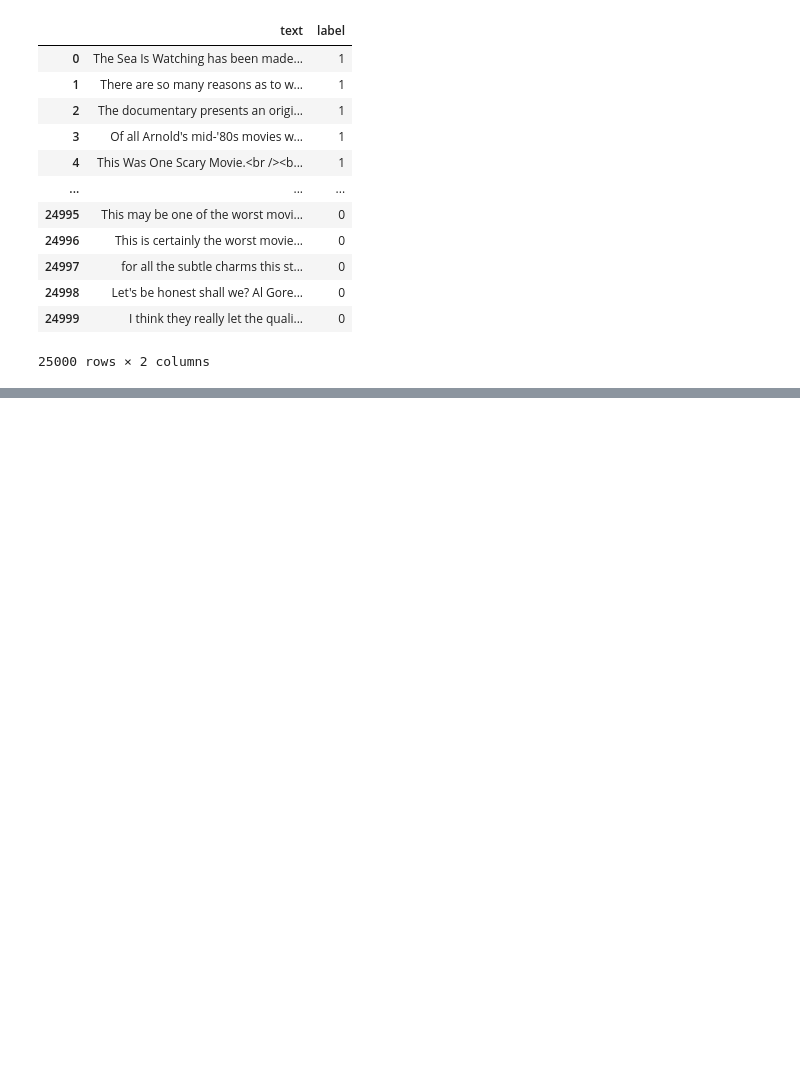
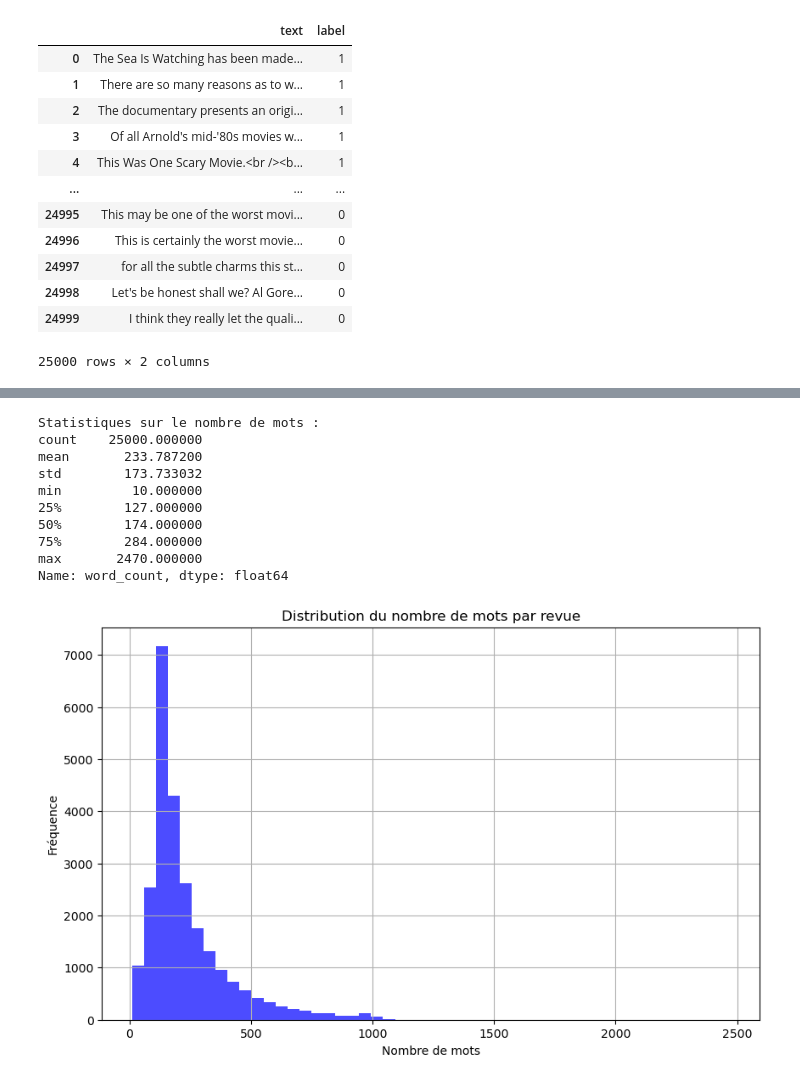
Before and after one commit to antoinerougier/NLP_Project, a Jupyter notebook: notebook/viz.ipynb, the cells around one changed output, grey strips where cells are left out. Cells and saved outputs as stored; diff of their text form; code cells hidden in the pictures; blank space fills up the shorter version.

```diff
--- a/notebook/viz.ipynb
+++ b/notebook/viz.ipynb
@@ -165,0 +60,50 @@ print(classification_report(y_test, y_pred))
+# %%
+nltk.download('punkt')
+
+DetectorFactory.seed = 0
+def detect_language(text):
+    try:
+        return detect(text)
+    except:
+        return 'unknown'
+
+df['language'] = df['text'].apply(detect_language)
+
+language_counts = df['language'].value_counts()
+print("Distribution des langues détectées :")
+print(language_counts)
+# %%
+def count_words(text):
+    if isinstance(text, str):
+        words = text.split()
+        return len(words)
+    return 0
+
+# Ajouter une colonne pour le nombre de mots
+df['word_count'] = df['text'].apply(count_words)
+
+# Statistiques sur le nombre de mots
+word_count_distribution = df['word_count'].describe()
+print("\nStatistiques sur le nombre de mots :")
+print(word_count_distribution)
+
+# Visualisation de la distribution du nombre de mots
+plt.figure(figsize=(10, 6))
+plt.hist(df['word_count'], bins=50, alpha=0.7, color='blue')
+plt.title('Distribution du nombre de mots par revue')
+plt.xlabel('Nombre de mots')
+plt.ylabel('Fréquence')
+plt.grid(True)
+plt.show()
+# %% [output]
+Statistiques sur le nombre de mots :
+count    25000.000000
+mean       233.787200
+std        173.733032
+min         10.000000
+25%        127.000000
+50%        174.000000
+75%        284.000000
+max       2470.000000
+Name: word_count, dtype: float64
+[figure, added]
```
Also changed, not shown: parts of 10 cells of this notebook.
